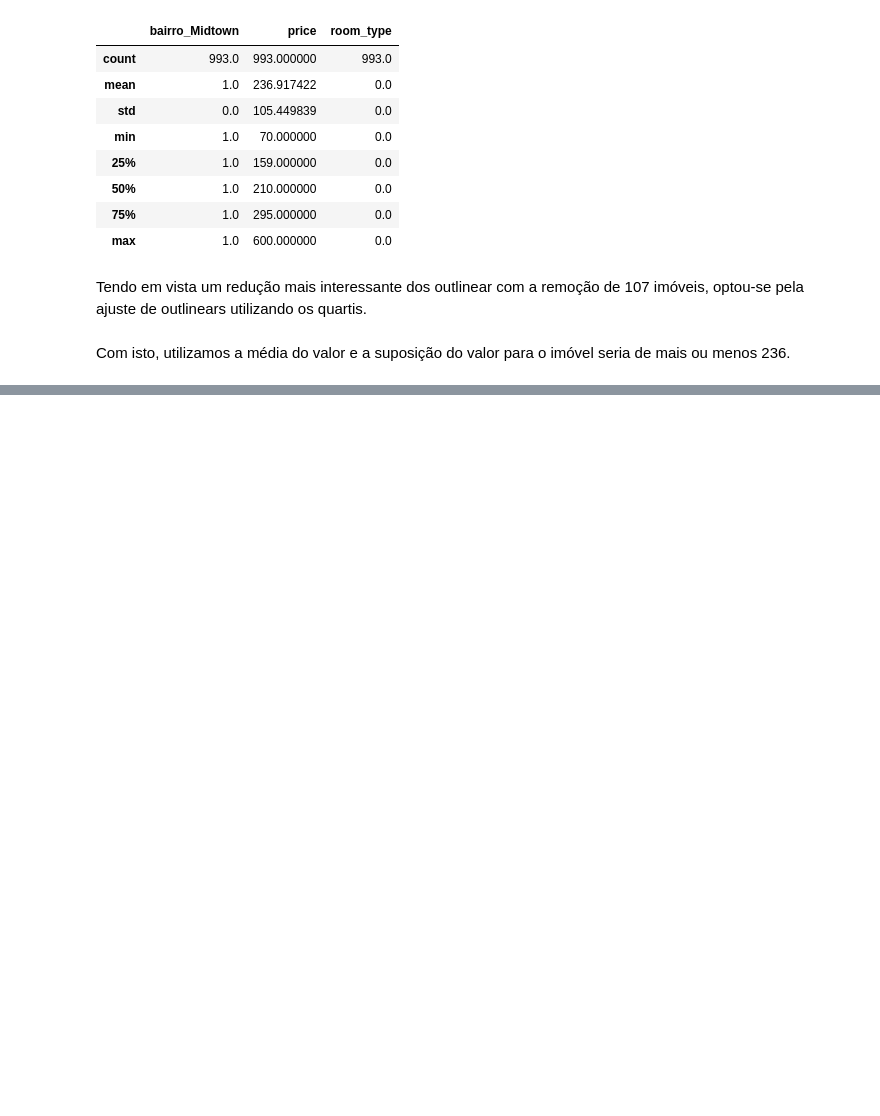
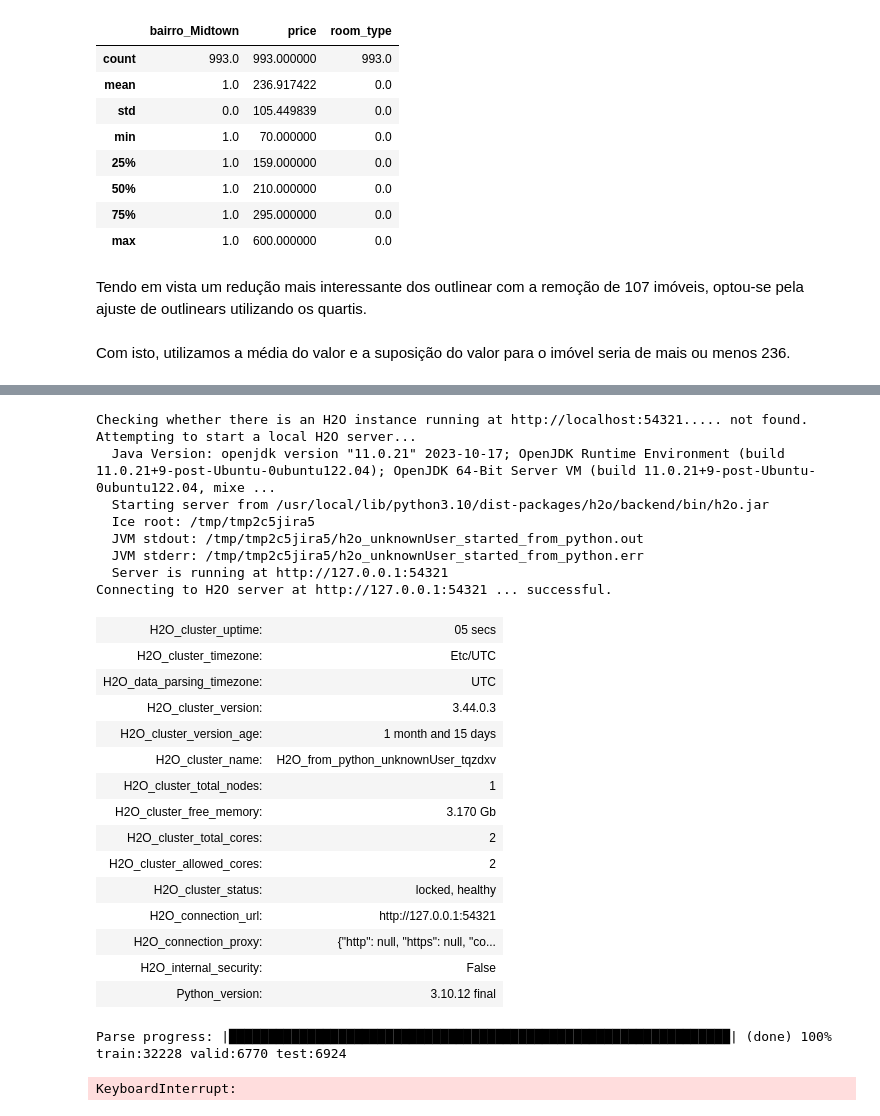
Before and after one commit to pedro-bunn/analise_dados, a Jupyter notebook: ANALISE_ALUGUEIS_TEMPORARIOS.ipynb, the cells around one changed output, grey strips where cells are left out. Cells and saved outputs as stored; diff of their text form; code cells hidden in the pictures; blank space fills up the shorter version.

```diff
--- a/ANALISE_ALUGUEIS_TEMPORARIOS.ipynb
+++ b/ANALISE_ALUGUEIS_TEMPORARIOS.ipynb
@@ -743,0 +806,36 @@ Com isto, utilizamos a média do valor e a suposição do valor para o imóvel s
+# %%
+import h2o
+from h2o.automl import H2OAutoML
+import matplotlib as plt
+%matplotlib inline
+
+#Import h2o grid search
+import h2o.grid
+from h2o.grid.grid_search import H2OGridSearch
+#Para pesquisa, utilizado a fonte: https://github.com/hyunjoonbok/Python-Projects/blob/master/H2O/Complete%20guide%20to%20Machine%20Learning%20with%20H2O%20(AutoML).ipynb
+h2o.init()
+# %% [output]
+Checking whether there is an H2O instance running at http://localhost:54321..... not found.
+Attempting to start a local H2O server...
+  Java Version: openjdk version "11.0.21" 2023-10-17; OpenJDK Runtime Environment (build 11.0.21+9-post-Ubuntu-0ubuntu122.04); OpenJDK 64-Bit Server VM (build 11.0.21+9-post-Ubuntu-0ubuntu122.04, mixe ...
+  Starting server from /usr/local/lib/python3.10/dist-packages/h2o/backend/bin/h2o.jar
+  Ice root: /tmp/tmp2c5jira5
+  JVM stdout: /tmp/tmp2c5jira5/h2o_unknownUser_started_from_python.out
+  JVM stderr: /tmp/tmp2c5jira5/h2o_unknownUser_started_from_python.err
+  Server is running at http://127.0.0.1:54321
+Connecting to H2O server at http://127.0.0.1:54321 ... successful.
+| H2O_cluster_uptime: | 05 secs |
+| H2O_cluster_timezone: | Etc/UTC |
+| H2O_data_parsing_timezone: | UTC |
+| H2O_cluster_version: | 3.44.0.3 |
+| H2O_cluster_version_age: | 1 month and 15 days |
+| H2O_cluster_name: | H2O_from_python_unknownUser_tqzdxv |
+| H2O_cluster_total_nodes: | 1 |
+| H2O_cluster_free_memory: | 3.170 Gb |
+| H2O_cluster_total_cores: | 2 |
+| H2O_cluster_allowed_cores: | 2 |
+| H2O_cluster_status: | locked, healthy |
+| H2O_connection_url: | http://127.0.0.1:54321 |
+| H2O_connection_proxy: | {"http": null, "https": null, "co... |
+| H2O_internal_security: | False |
+| Python_version: | 3.10.12 final |
@@ -743,0 +849,10 @@ Com isto, utilizamos a média do valor e a suposição do valor para o imóvel s
+# %%
+# Convertendo dados para H2OFrames
+data_frame = h2o.H2OFrame(dataset_com_colunas_bairro_sem_outliers)
+
+#SEparando traino, teste
+train, valid, test = data_frame.split_frame([0.70, 0.15], seed=42)
+print("train:%d valid:%d test:%d" % (train.nrows, valid.nrows, test.nrows))
+# %% [output]
+Parse progress: |████████████████████████████████████████████████████████████████| (done) 100%
+train:32228 valid:6770 test:6924
@@ -743,0 +863,6 @@ Com isto, utilizamos a média do valor e a suposição do valor para o imóvel s
+# %%
+# Definindo parâmetros para o modelo do autoML
+aml = H2OAutoML(max_models=20, seed=42)
+aml.train(x=X_colunas, y=y, training_frame=train, validation_frame=valid)
+# %% [output]
+KeyboardInterrupt:
```
Also changed, not shown: parts of 27 cells of this notebook.
